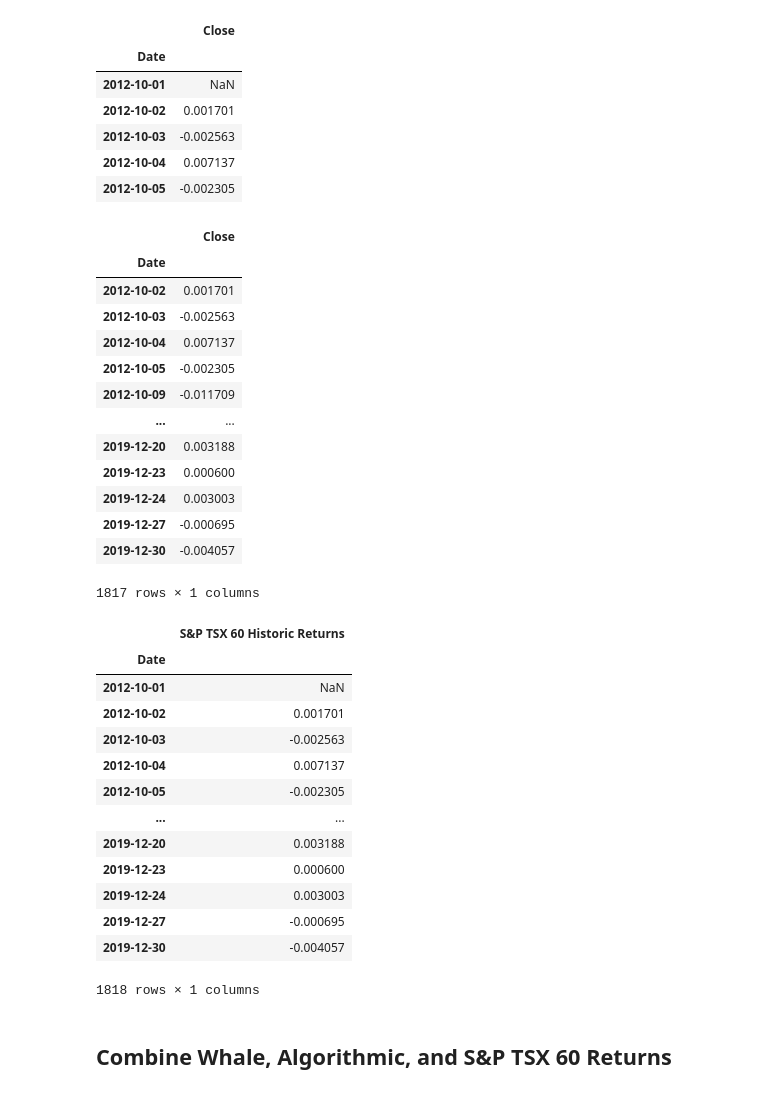
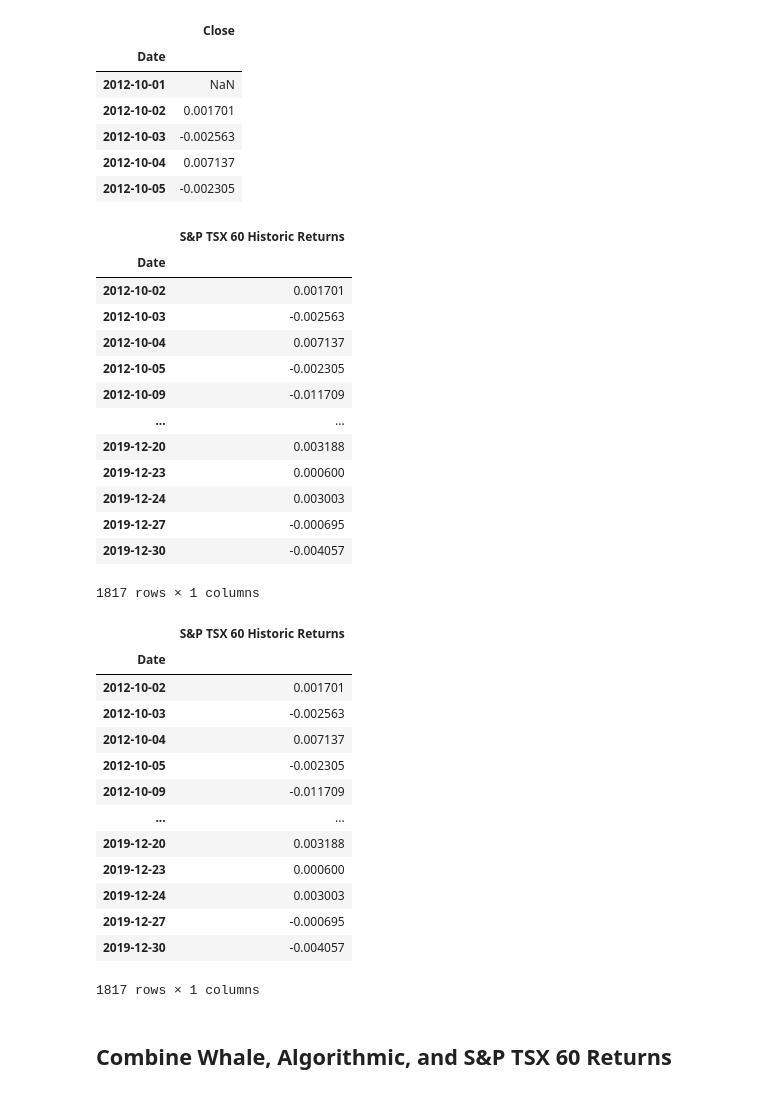
Before and after one commit to emilyblackstein/Module_4_Challenge, a Jupyter notebook: Starter_Code/whale_analysis.ipynb, the cells around one changed output. Cells and saved outputs as stored; diff of their text form; code cells hidden in the pictures.

```diff
--- a/Starter_Code/whale_analysis.ipynb
+++ b/Starter_Code/whale_analysis.ipynb
@@ -181,9 +183,10 @@ daily_returns.head()
 | 2012-10-05 | -0.002305 |
 # %%
 # Drop nulls
-daily_returns.dropna()
+daily_returns = daily_returns.dropna()
+daily_returns
 # %% [output]
-|  | Close |
+|  | S&P TSX 60 Historic Returns |
 | Date |  |
 | 2012-10-02 | 0.001701 |
 | 2012-10-03 | -0.002563 |
@@ -199,22 +202,23 @@ daily_returns.dropna()
 1817 rows × 1 columns
 # %%
 # Rename `Close` Column to be specific to this portfolio.
-daily_returns.rename(columns = {'Close':'S&P TSX 60 Historic Returns'})
+daily_returns = daily_returns.rename(columns = {'Close':'S&P TSX 60 Historic Returns'})
+daily_returns
 # %% [output]
 |  | S&P TSX 60 Historic Returns |
 | Date |  |
-| 2012-10-01 | NaN |
 | 2012-10-02 | 0.001701 |
 | 2012-10-03 | -0.002563 |
 | 2012-10-04 | 0.007137 |
 | 2012-10-05 | -0.002305 |
+| 2012-10-09 | -0.011709 |
 | ... | ... |
 | 2019-12-20 | 0.003188 |
 | 2019-12-23 | 0.000600 |
 | 2019-12-24 | 0.003003 |
 | 2019-12-27 | -0.000695 |
 | 2019-12-30 | -0.004057 |
-1818 rows × 1 columns
+1817 rows × 1 columns
 # %% [markdown]
 ## Combine Whale, Algorithmic, and S&P TSX 60 Returns
 # %%
```
Also changed, not shown: parts of 5 cells of this notebook.
